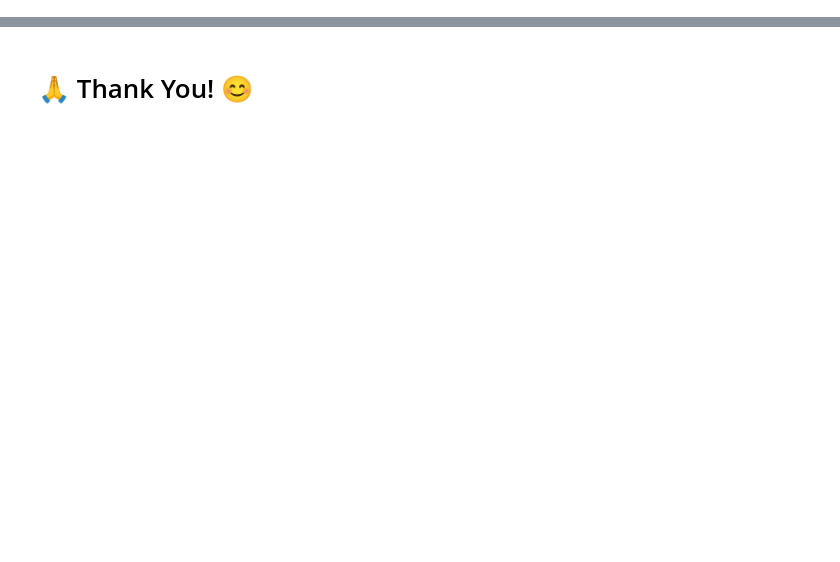
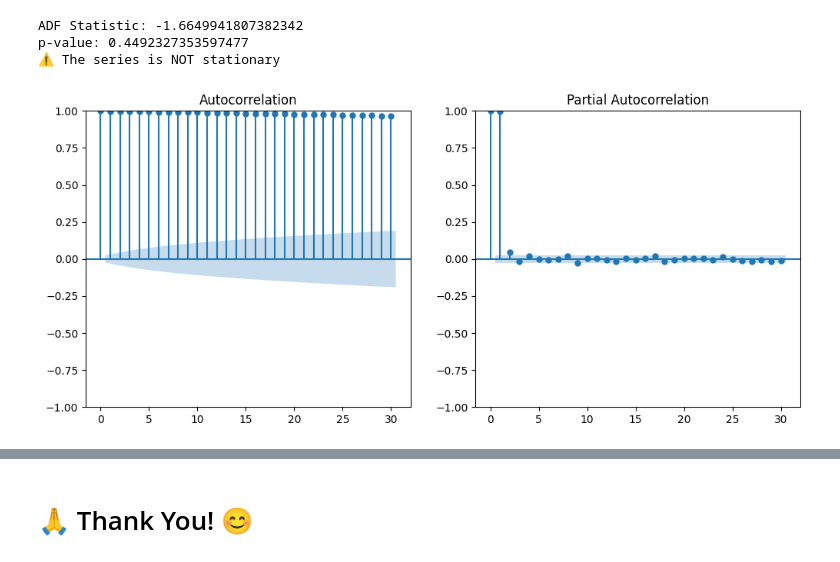
Before and after one commit to bhakte/DS_Assignments, a Jupyter notebook: Assignment_20-Timeseries/Assignment_20_Timeseries.ipynb, the cells around one changed output, grey strips where cells are left out. Drawn from its saved outputs; the diff is of its cells as text; code cells hidden in the pictures; blank space fills up the shorter version.

```diff
--- a/Assignment_20-Timeseries/Assignment_20_Timeseries.ipynb
+++ b/Assignment_20-Timeseries/Assignment_20_Timeseries.ipynb
@@ -257,0 +80,33 @@ Based on the evaluation metrics, **Holt’s Linear** model is recommended for th
+# %%
+# ------------------------------
+# 6. Stationarity Check (ADF Test)
+# ------------------------------
+result = adfuller(df['Ex_rate'])
+print('ADF Statistic:', result[0])
+print('p-value:', result[1])
+if result[1] <= 0.05:
+    print("✅ The series is stationary")
+else:
+    print("⚠️ The series is NOT stationary")
+# %% [output]
+ADF Statistic: -1.6649941807382342
+p-value: 0.4492327353597477
+⚠️ The series is NOT stationary
+# %%
+# ------------------------------
+# 7. Train-Test Split
+# ------------------------------
+train_size = int(len(df) * 0.8)
+train, test = df['Ex_rate'][:train_size], df['Ex_rate'][train_size:]
+# %%
+# ------------------------------
+# 8. ARIMA Parameter Selection using ACF & PACF
+# ------------------------------
+plt.figure(figsize=(12,5))
+plt.subplot(1,2,1)
+plot_acf(train, lags=30, ax=plt.gca())
+plt.subplot(1,2,2)
+plot_pacf(train, lags=30, ax=plt.gca())
+plt.show()
+# %% [output]
+[figure, added]
```
Also changed, not shown: parts of 33 cells of this notebook.
